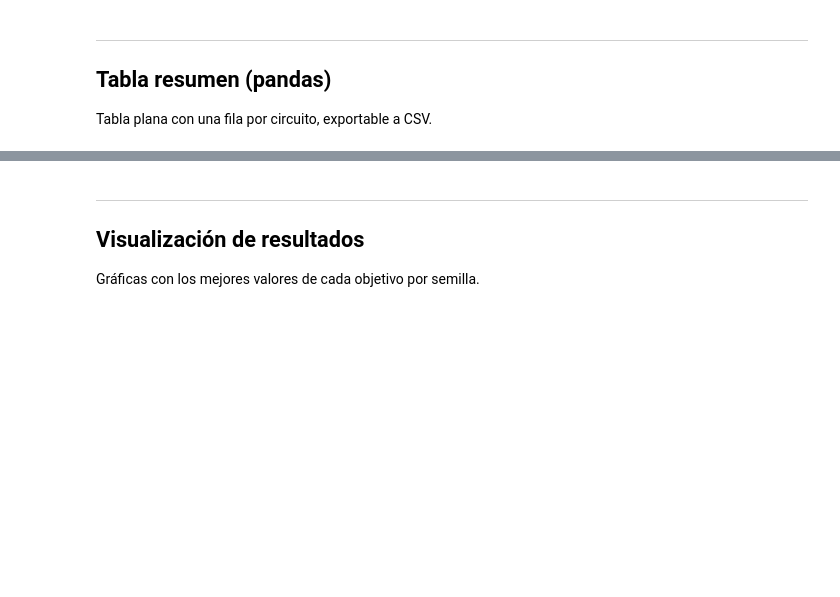
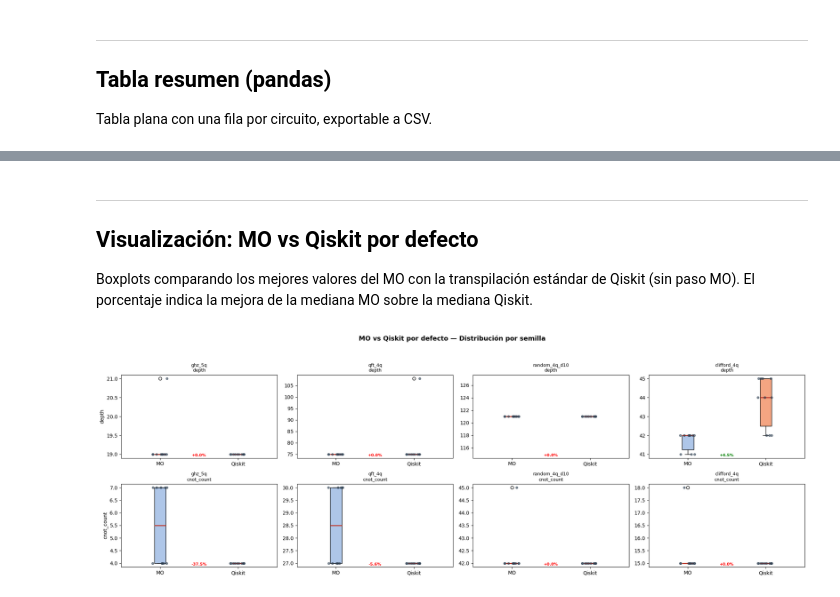
Before and after one commit to edugbau/TFG-AI-Quantum-Transpiler, a Jupyter notebook: notebooks/benchmark_ui.ipynb, the cells around one changed output, grey strips where cells are left out. Saved outputs shown, nothing was run; the diff lists cells and outputs as text; code cells hidden in the pictures; blank space fills up the shorter version.

```diff
--- a/notebooks/benchmark_ui.ipynb
+++ b/notebooks/benchmark_ui.ipynb
@@ -259,38 +414,70 @@ else:
 # %% [markdown]
 ---
-## Visualización de resultados
+## Visualización: MO vs Qiskit por defecto
 
-Gráficas con los mejores valores de cada objetivo por semilla.
+Boxplots comparando los mejores valores del MO con la transpilación estándar de Qiskit (sin paso MO). El porcentaje indica la mejora de la mediana MO sobre la mediana Qiskit.
 # %%
 if _last_results is None:
     print('⚠ Ejecuta primero el benchmark.')
 else:
     circuit_names = _last_results.circuit_names
     n_circuits    = len(circuit_names)
     obj_names     = _last_results.runs_for_circuit(circuit_names[0])[0].result.objective_names
     n_obj         = len(obj_names)
 
     fig, axes = plt.subplots(
         n_obj, n_circuits,
-        figsize=(4 * n_circuits, 3.5 * n_obj),
+        figsize=(5 * n_circuits, 3.5 * n_obj),
         squeeze=False,
     )
-    fig.suptitle('Distribución de mejores valores por semilla', fontsize=13, fontweight='bold')
+    fig.suptitle('MO vs Qiskit por defecto — Distribución por semilla', fontsize=13, fontweight='bold')
 
     for ci, cname in enumerate(circuit_names):
         for oi, oname in enumerate(obj_names):
             ax = axes[oi][ci]
-            values = _last_results.best_per_seed(cname, oi)
-            ax.boxplot(values, vert=True, patch_artist=True,
-                       boxprops=dict(facecolor='#aec6e8', color='#3a7abf'),
-                       medianprops=dict(color='#c0392b', linewidth=2))
+
+            # Valores MO (mejor del frente de Pareto por semilla)
+            mo_values = _last_results.best_per_seed(cname, oi)
+
+            # Valores Baseline
+            bl = _last_baseline.get(cname, {}) if _last_baseline else {}
+            bl_values = [v[oname] for v in bl.values()
+                         if oname in v and v[oname] != float('inf')]
+
+            data_to_plot = [mo_values, bl_values] if bl_values else [mo_values]
+            labels = ['MO', 'Qiskit'] if bl_values else ['MO']
+            colors = ['#aec6e8', '#f4a582']
+
+            bp = ax.boxplot(data_to_plot, vert=True, patch_artist=True,
+                            labels=labels,
+                            medianprops=dict(color='#c0392b', linewidth=2))
+            for patch, color in zip(bp['boxes'], colors):
+                patch.set_facecolor(color)
+
+            # Superponer puntos individuales
+            rng = np.random.default_rng(0)
+            for pos_idx, vals in enumerate(data_to_plot):
+                jitter = rng.uniform(-0.1, 0.1, len(vals))
+                ax.scatter([pos_idx + 1 + j for j in jitter], vals,
+                           alpha=0.6, s=18, color='#2c3e50', zorder=3)
+
             ax.set_title(f'{cname}\n{oname}', fontsize=9)
-            ax.set_xticks([])
             ax.set_ylabel(oname if ci == 0 else '')
-            # Superponer puntos individuales
-            jitter = np.random.default_rng(0).uniform(-0.1, 0.1, len(values))
-            ax.scatter([1 + j for j in jitter], values, alpha=0.6, s=18, color='#2c3e50', zorder=3)
 
-    plt.tight_layout(rect=[0, 0, 1, 0.96])
+            # Anotar mejora porcentual si hay baseline
+            if bl_values and mo_values:
+                mo_med = np.median(mo_values)
+                bl_med = np.median(bl_values)
+                if bl_med > 0:
+                    pct = (bl_med - mo_med) / bl_med * 100
+                    sign = '+' if pct >= 0 else ''
+                    ax.annotate(f'{sign}{pct:.1f}%', xy=(0.5, 0.02),
+                                xycoords='axes fraction', ha='center',
+                                fontsize=8, color='green' if pct > 0 else 'red',
+                                fontweight='bold')
+
+    plt.tight_layout(rect=[0, 0, 1, 0.94])
     plt.show()
+# %% [output]
+[figure, added]
 # %%
```
Also changed, not shown: parts of 9 cells of this notebook, 3 other files.
